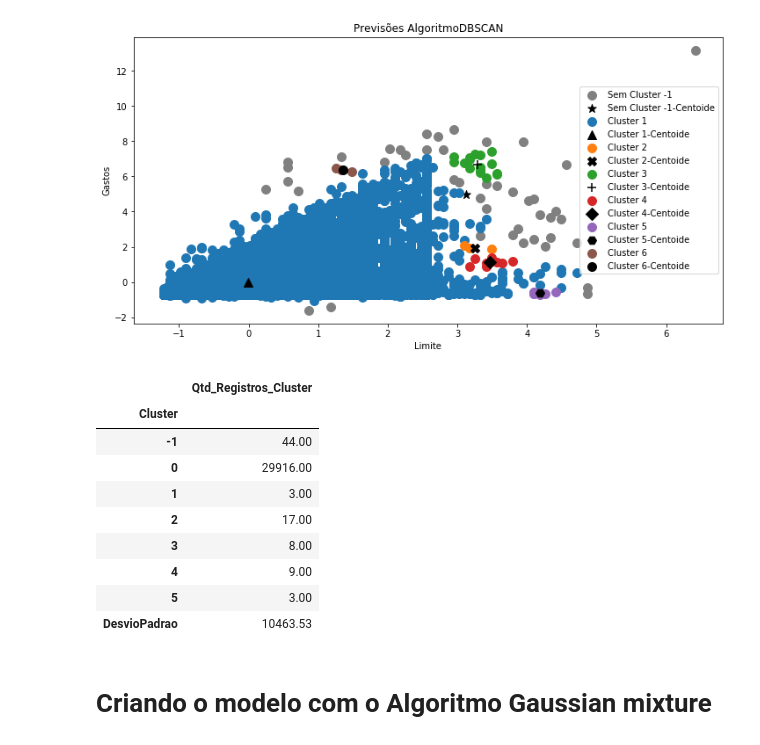
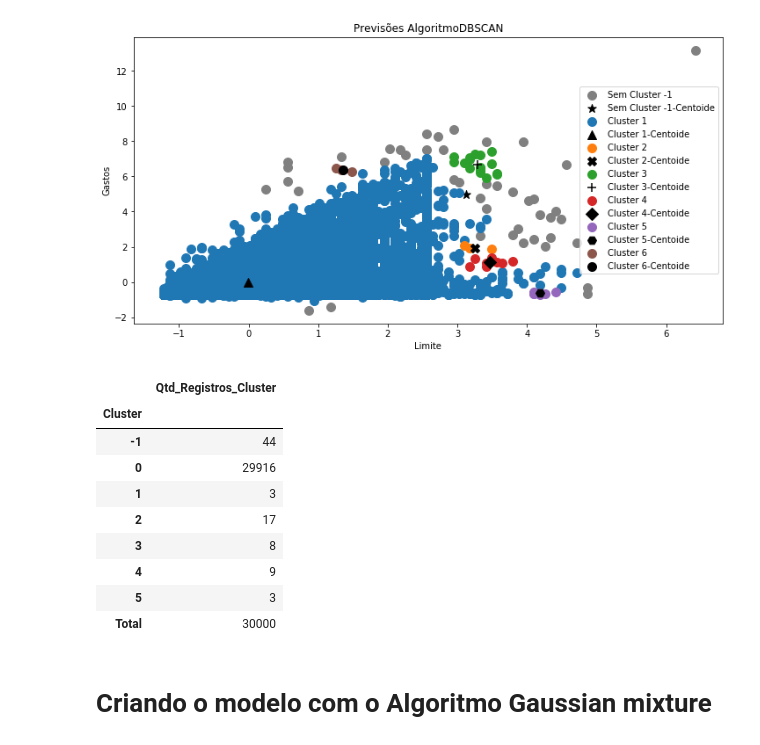
Before and after one commit to charlessodre/Charles_Estudo_Algoritmos_Agrupamento, a Jupyter notebook: Estudo_Algoritmos_Agrupamento/estudo_algoritmos_agrupamento.ipynb, the cells around one changed output. Cells and saved outputs as stored; diff of their text form; code cells hidden in the pictures.

```diff
--- a/Estudo_Algoritmos_Agrupamento/estudo_algoritmos_agrupamento.ipynb
+++ b/Estudo_Algoritmos_Agrupamento/estudo_algoritmos_agrupamento.ipynb
@@ -321,26 +321,27 @@ plota_graficos_clusters(atributos ,previsoes_dbscan, 'DBSCAN')
 # %%
 # Cria um Dataframe com a quantidade de registros de cada Cluster.
 
 unicos, quantidade = np.unique(previsoes_dbscan, return_counts = True)
 df_dbscan = pd.DataFrame(data=quantidade, index=unicos, columns=['Qtd_Registros_Cluster'] )
-# Cria a linha com o cáculo do Desvio Padrão
-df_desvioPadrao = pd.DataFrame(data=[round(df_dbscan.Qtd_Registros_Cluster.values.std(),2)], index=['DesvioPadrao'], columns=df_dbscan.columns)
 
-# Adiciona a linha do Desvio Padrão no Dataframe
-df_dbscan = df_dbscan.append(df_desvioPadrao)
+# Cria a linha com o cáculo do Total de Registros
+df_Total = pd.DataFrame(data=[round(df_dbscan.Qtd_Registros_Cluster.values.sum(),2)], index=['Total'], columns=df_dbscan.columns)
+
+# Adiciona a linha do Total no Dataframe
+df_dbscan = df_dbscan.append(df_Total)
 df_dbscan.index.name = 'Cluster'
 df_dbscan
 # %% [output]
 |  | Qtd_Registros_Cluster |
 | Cluster |  |
-| -1 | 44.00 |
-| 0 | 29916.00 |
-| 1 | 3.00 |
-| 2 | 17.00 |
-| 3 | 8.00 |
-| 4 | 9.00 |
-| 5 | 3.00 |
-| DesvioPadrao | 10463.53 |
+| -1 | 44 |
+| 0 | 29916 |
+| 1 | 3 |
+| 2 | 17 |
+| 3 | 8 |
+| 4 | 9 |
+| 5 | 3 |
+| Total | 30000 |
 # %% [markdown]
 # Criando o modelo com o Algoritmo Gaussian mixture
 # %%
```
Also changed, not shown: parts of 6 cells of this notebook.
